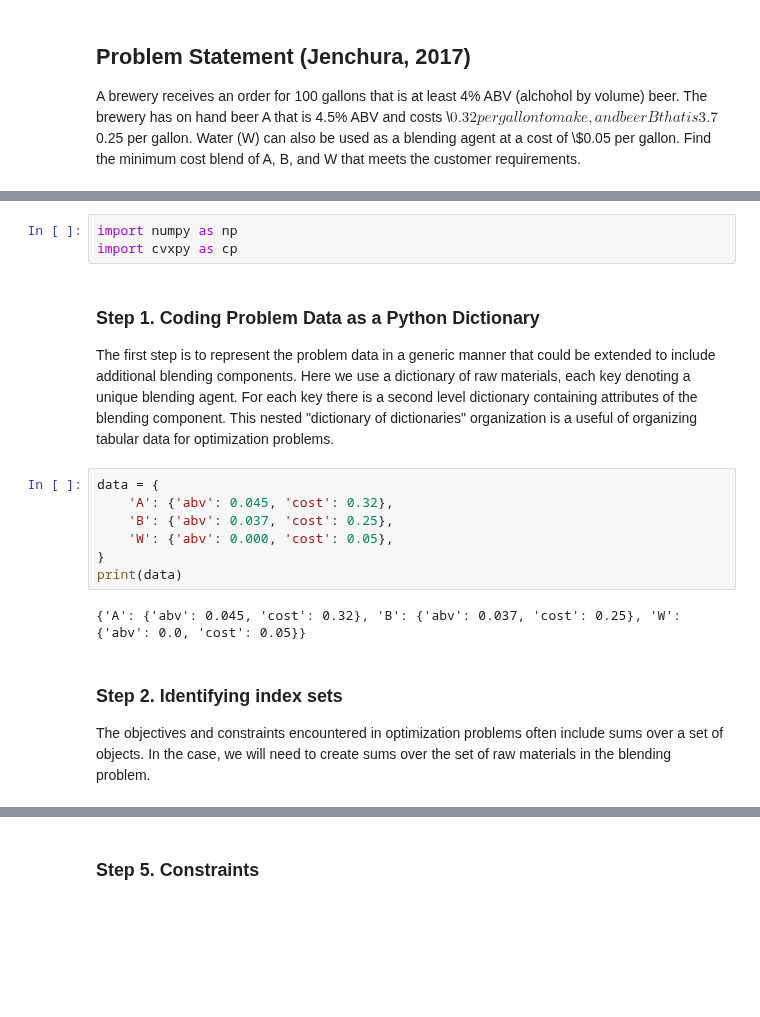
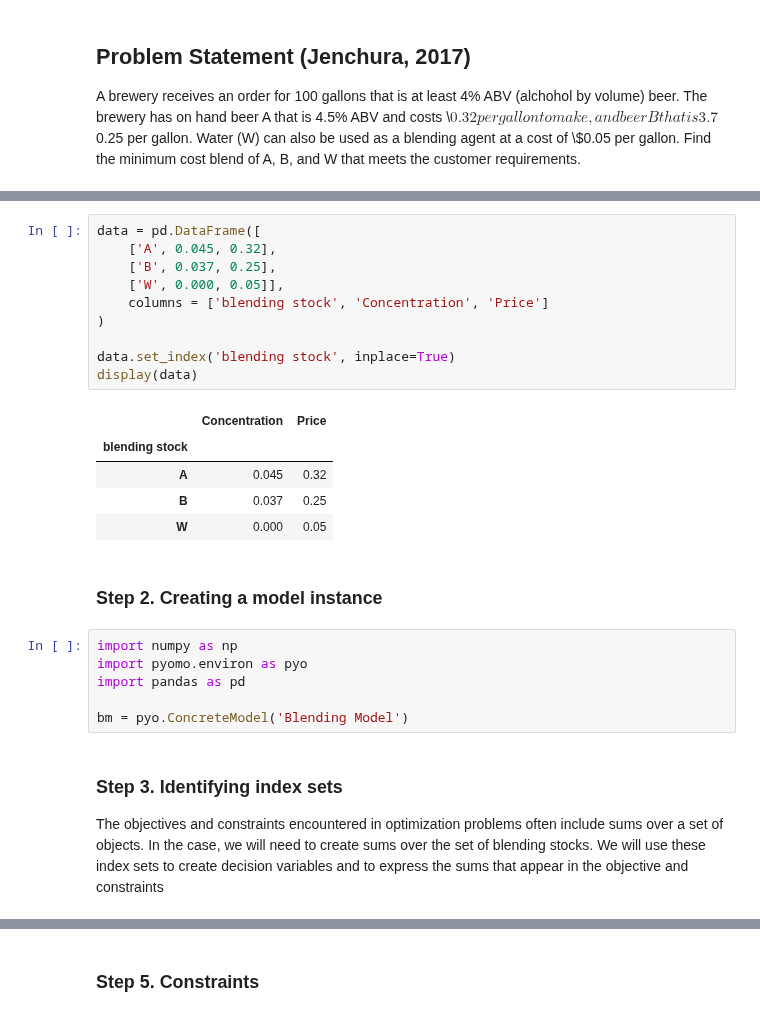
Before and after one commit to jckantor/cbe30338-book, a Jupyter notebook: _build/jupyter_execute/notebooks/05.02-Linear-Blending-Problem.ipynb, the cells around one changed output, grey strips where cells are left out. Saved outputs shown, nothing was run; the diff lists cells and outputs as text; blank space fills up the shorter version.

```diff
--- a/_build/jupyter_execute/notebooks/05.02-Linear-Blending-Problem.ipynb
+++ b/_build/jupyter_execute/notebooks/05.02-Linear-Blending-Problem.ipynb
@@ -36,20 +89,28 @@ The blending problem described above is relatively simple, it can be solved in C
+# %%
+data = pd.DataFrame([
+    ['A', 0.045, 0.32],
+    ['B', 0.037, 0.25],
+    ['W', 0.000, 0.05]],
+    columns = ['blending stock', 'Concentration', 'Price']
+)
+
+data.set_index('blending stock', inplace=True)
+display(data)
+# %% [output]
+|  | Concentration | Price |
+| blending stock |  |  |
+| A | 0.045 | 0.32 |
+| B | 0.037 | 0.25 |
+| W | 0.000 | 0.05 |
+# %% [markdown]
+### Step 2. Creating a model instance
 # %%
 import numpy as np
-import cvxpy as cp
+import pyomo.environ as pyo
+import pandas as pd
+
+bm = pyo.ConcreteModel('Blending Model')
-# %% [markdown]
-### Step 1. Coding Problem Data as a Python Dictionary
-
-The first step is to represent the problem data in a generic manner that could be extended to include additional blending components.  Here we use a dictionary of raw materials, each key denoting a unique blending agent. For each key there is a second level dictionary containing attributes of the blending component. This nested "dictionary of dictionaries" organization is a useful of organizing tabular data for optimization problems.
-# %%
-data = {
-    'A': {'abv': 0.045, 'cost': 0.32},
-    'B': {'abv': 0.037, 'cost': 0.25},
-    'W': {'abv': 0.000, 'cost': 0.05},
-}
-print(data)
-# %% [output]
-{'A': {'abv': 0.045, 'cost': 0.32}, 'B': {'abv': 0.037, 'cost': 0.25}, 'W': {'abv': 0.0, 'cost': 0.05}}
 # %% [markdown]
-### Step 2. Identifying index sets
+### Step 3. Identifying index sets
 
-The objectives and constraints encountered in optimization problems often include sums over a set of objects. In the case, we will need to create sums over the set of raw materials in the blending problem.
+The objectives and constraints encountered in optimization problems often include sums over a set of objects. In the case, we will need to create sums over the set of blending stocks. We will use these index sets to create decision variables and to express the sums that appear in the objective and constraints
```
Also changed, not shown: parts of 39 cells of this notebook, 14 other files.
